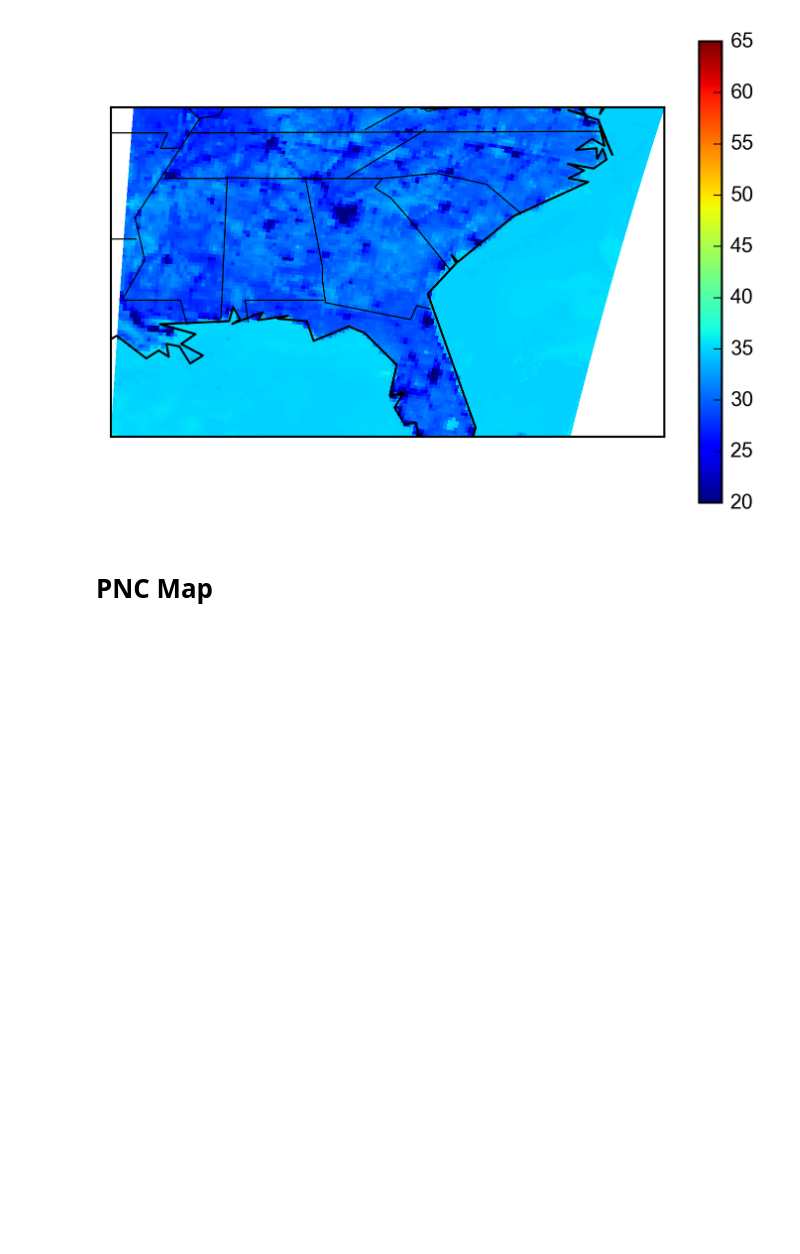
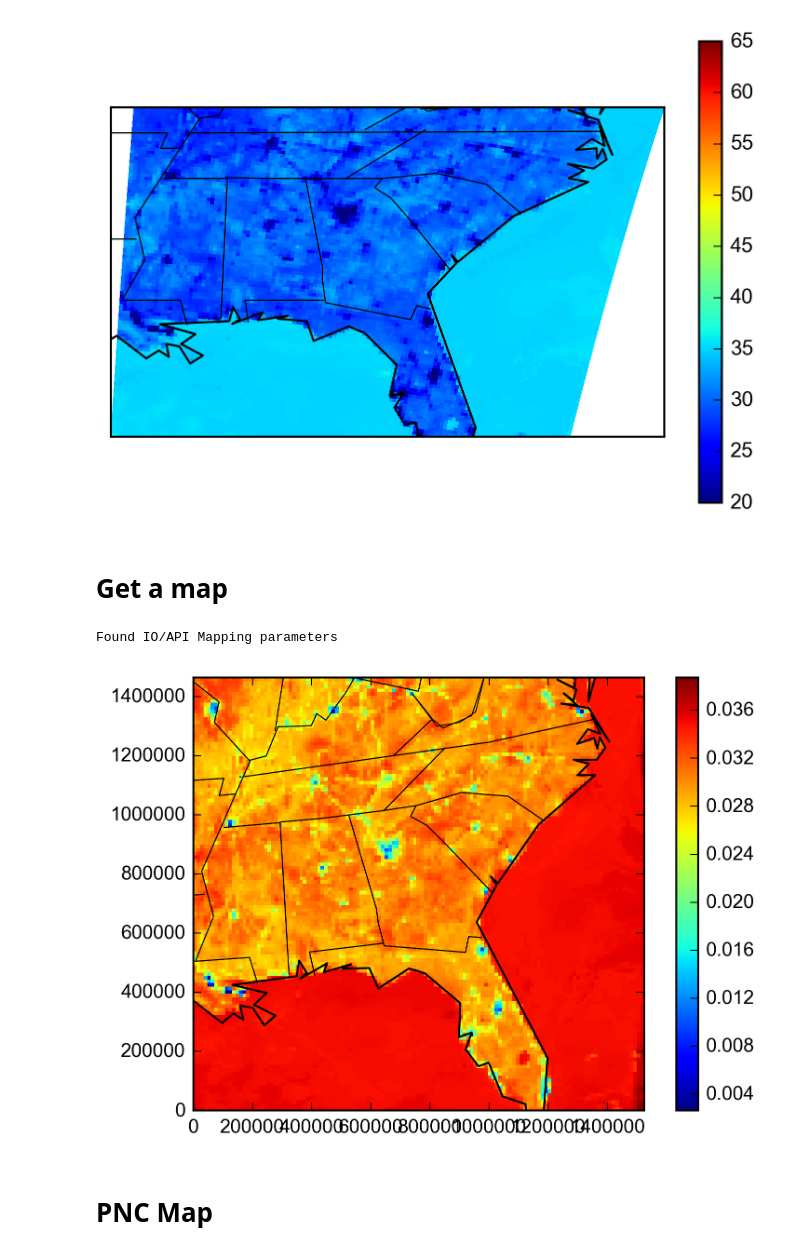
Before and after one commit to barronh/RAQMSandPython, a Jupyter notebook: PNC_03Figures.ipynb, the cells around one changed output. Saved outputs shown, nothing was run; the diff lists cells and outputs as text; code cells hidden in the pictures; blank space fills up the shorter version.

```diff
--- a/PNC_03Figures.ipynb
+++ b/PNC_03Figures.ipynb
@@ -243,6 +260,23 @@ m.pcolor(LON, LAT, Z, vmin = 20, vmax = 65)
 colorbar();
 # %% [output]
 [figure]
+# %% [markdown]
+# Get a map
+# %%
+from PseudoNetCDF.coordutil import getmap
+bmap = getmap(cmaqfile, resolution = 'c')
+y, x = np.indices((cmaqfile.NROWS+1, cmaqfile.NCOLS+1))
+Y = y * cmaqfile.YCELL
+X = x * cmaqfile.YCELL
+#bmap.noticks = True
+bmap.pcolor(X, Y, ozone)
+bmap.drawcoastlines()
+bmap.drawcountries()
+bmap.drawstates()
+colorbar();
+# %% [output]
+Found IO/API Mapping parameters
+[figure, added]
 # %% [markdown]
 # PNC  Map
 # %%
```
Also changed, not shown: parts of 23 cells of this notebook, 5 other files.
